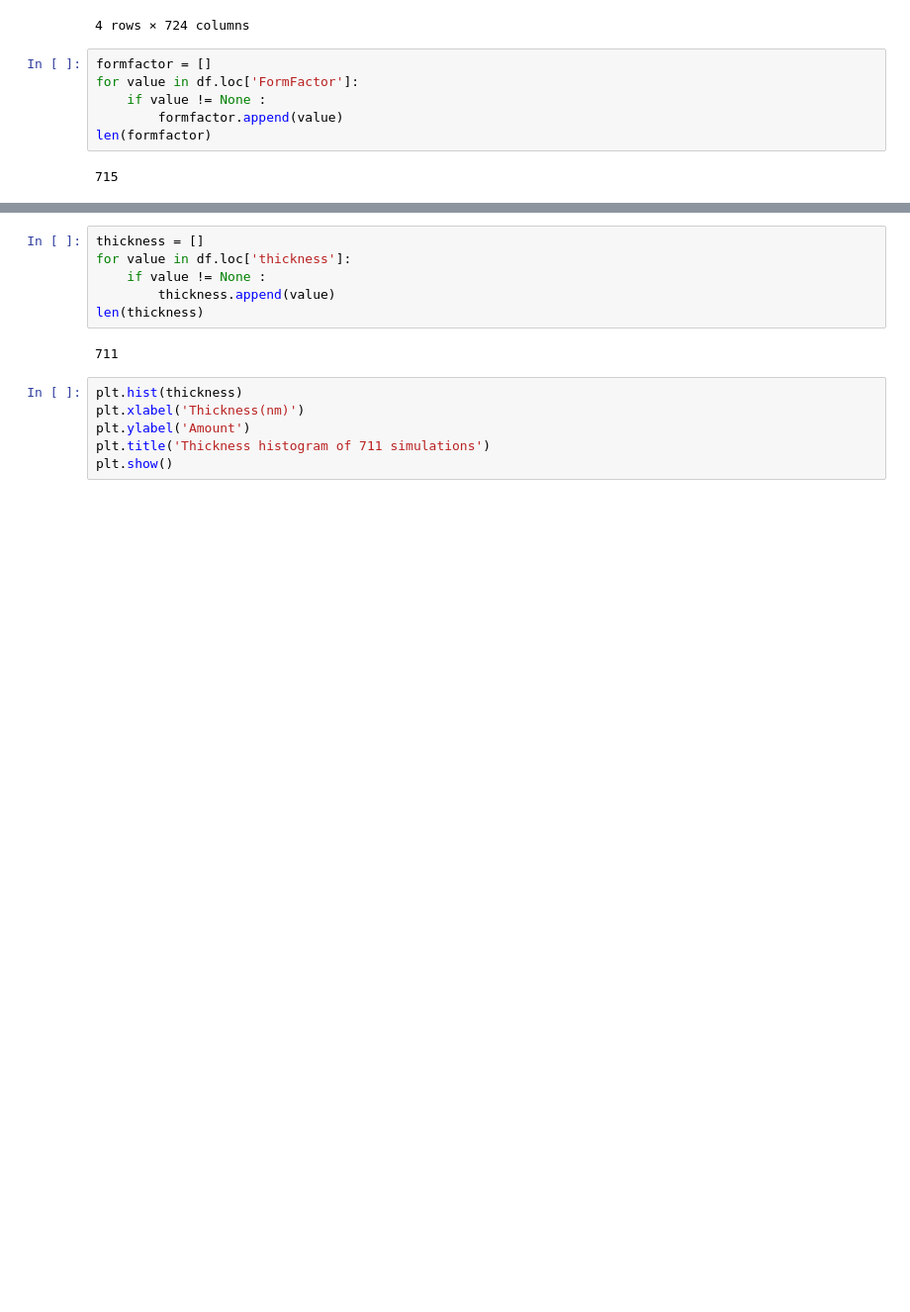
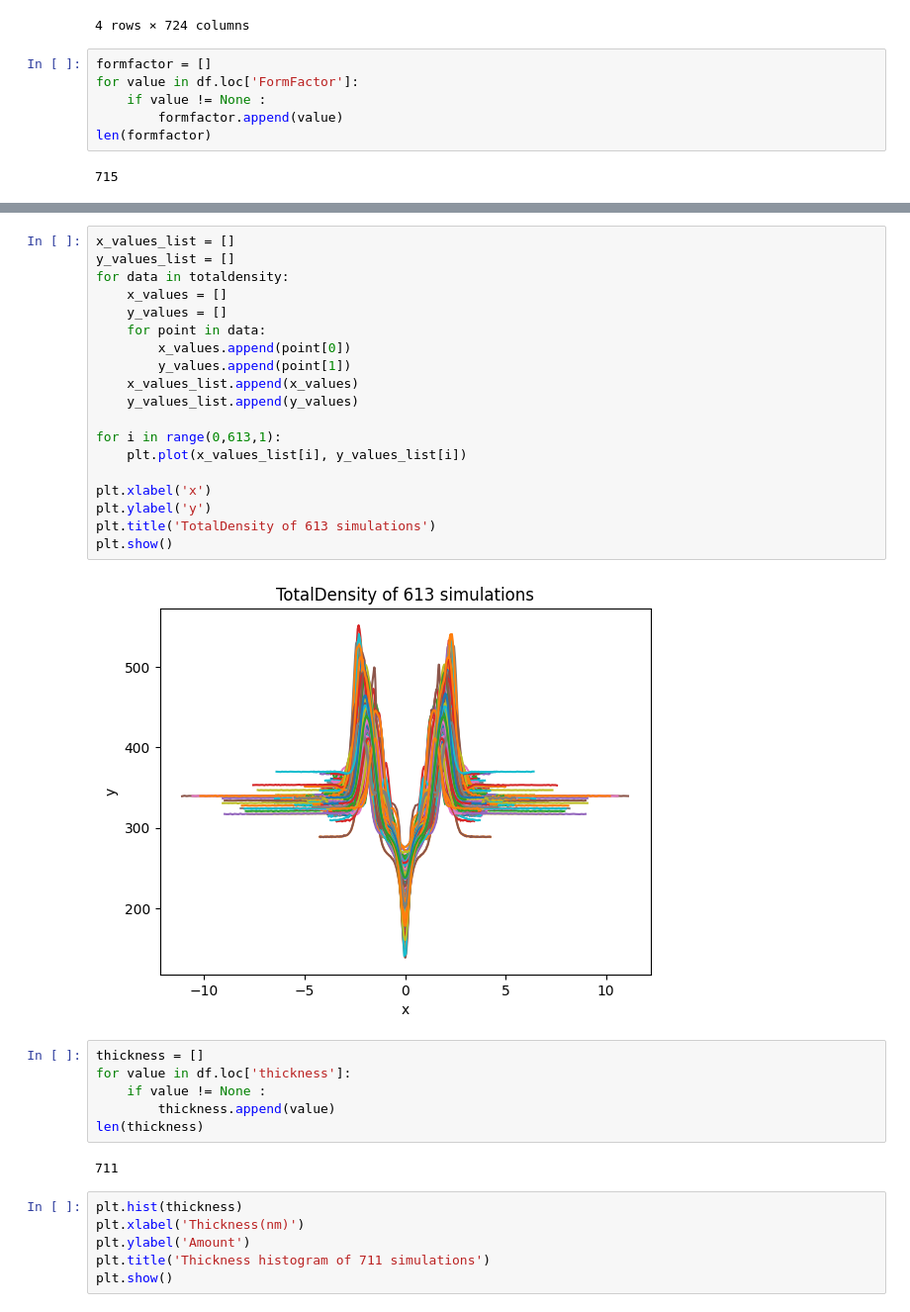
Before and after one commit to K123AsJ0k1/CellScatter, a Jupyter notebook: EDA.ipynb, the cells around one changed output, grey strips where cells are left out. Shown at 99% size. Drawn from its saved outputs; the diff is of its cells as text; blank space fills up the shorter version.

```diff
--- a/EDA.ipynb
+++ b/EDA.ipynb
@@ -43,3 +51,24 @@ plt.show()
+# %%
+x_values_list = []
+y_values_list = []
+for data in totaldensity:
+    x_values = []
+    y_values = []
+    for point in data:
+        x_values.append(point[0])
+        y_values.append(point[1])
+    x_values_list.append(x_values)
+    y_values_list.append(y_values)
+
+for i in range(0,613,1):
+    plt.plot(x_values_list[i], y_values_list[i])
+
+plt.xlabel('x')
+plt.ylabel('y')
+plt.title('TotalDensity of 613 simulations')
+plt.show()
+# %% [output]
+[figure, added]
 # %%
 thickness = []
 for value in df.loc['thickness']:
```
Also changed, not shown: parts of 2 cells of this notebook, 7 other files.
